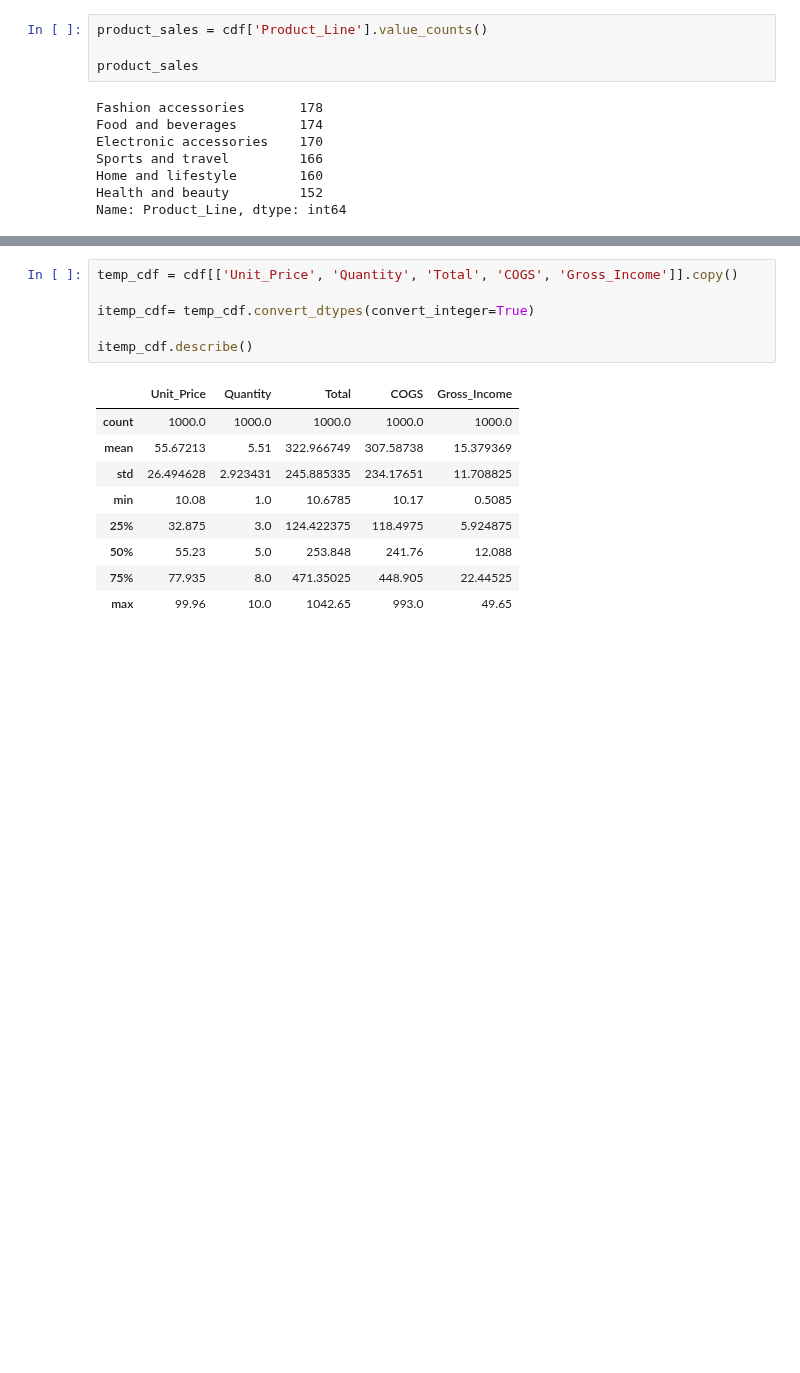
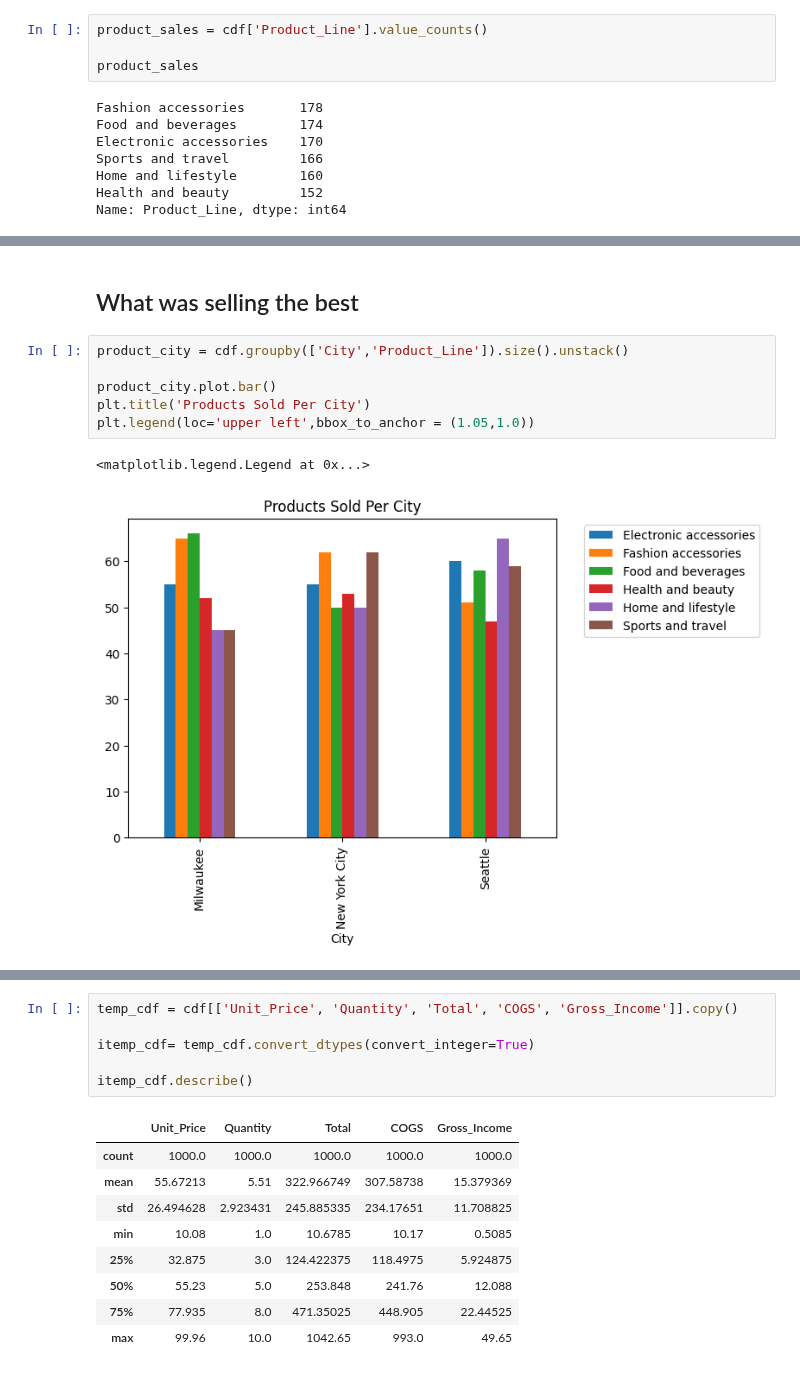
Before and after one commit to C-Skala/Explore-Data-Analysis, a Jupyter notebook: explore.ipynb, the cells around one changed output, grey strips where cells are left out. Saved outputs shown, nothing was run; the diff lists cells and outputs as text; blank space fills up the shorter version.

```diff
--- a/explore.ipynb
+++ b/explore.ipynb
@@ -130,0 +183,11 @@ avg_rating
+# %% [markdown]
+## What was selling the best
+# %%
+product_city = cdf.groupby(['City','Product_Line']).size().unstack()
+
+product_city.plot.bar()
+plt.title('Products Sold Per City')
+plt.legend(loc='upper left',bbox_to_anchor = (1.05,1.0))
+# %% [output]
+<matplotlib.legend.Legend at 0x...>
+[figure, added]
```
Also changed, not shown: parts of 9 cells of this notebook, 1 other file.
